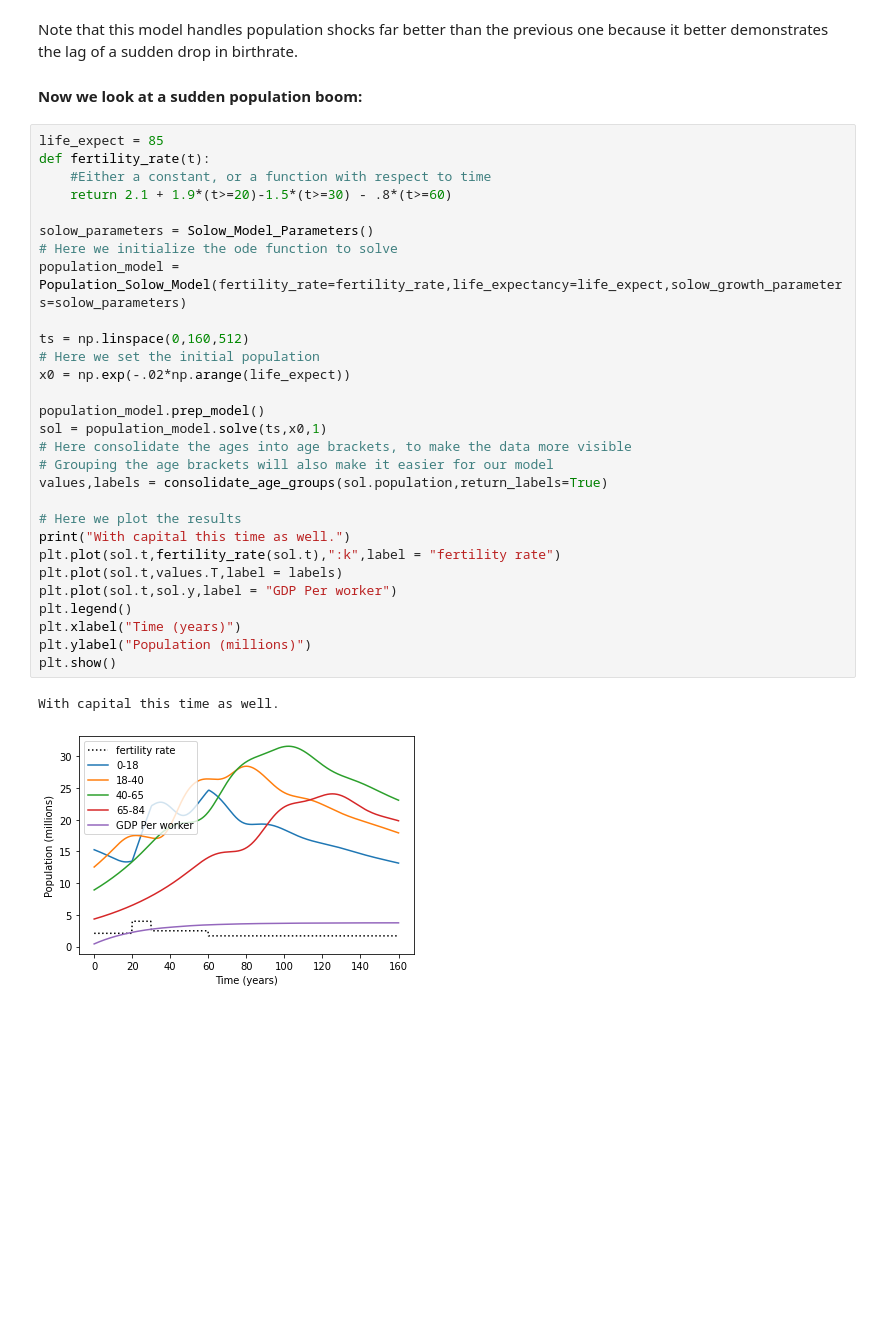
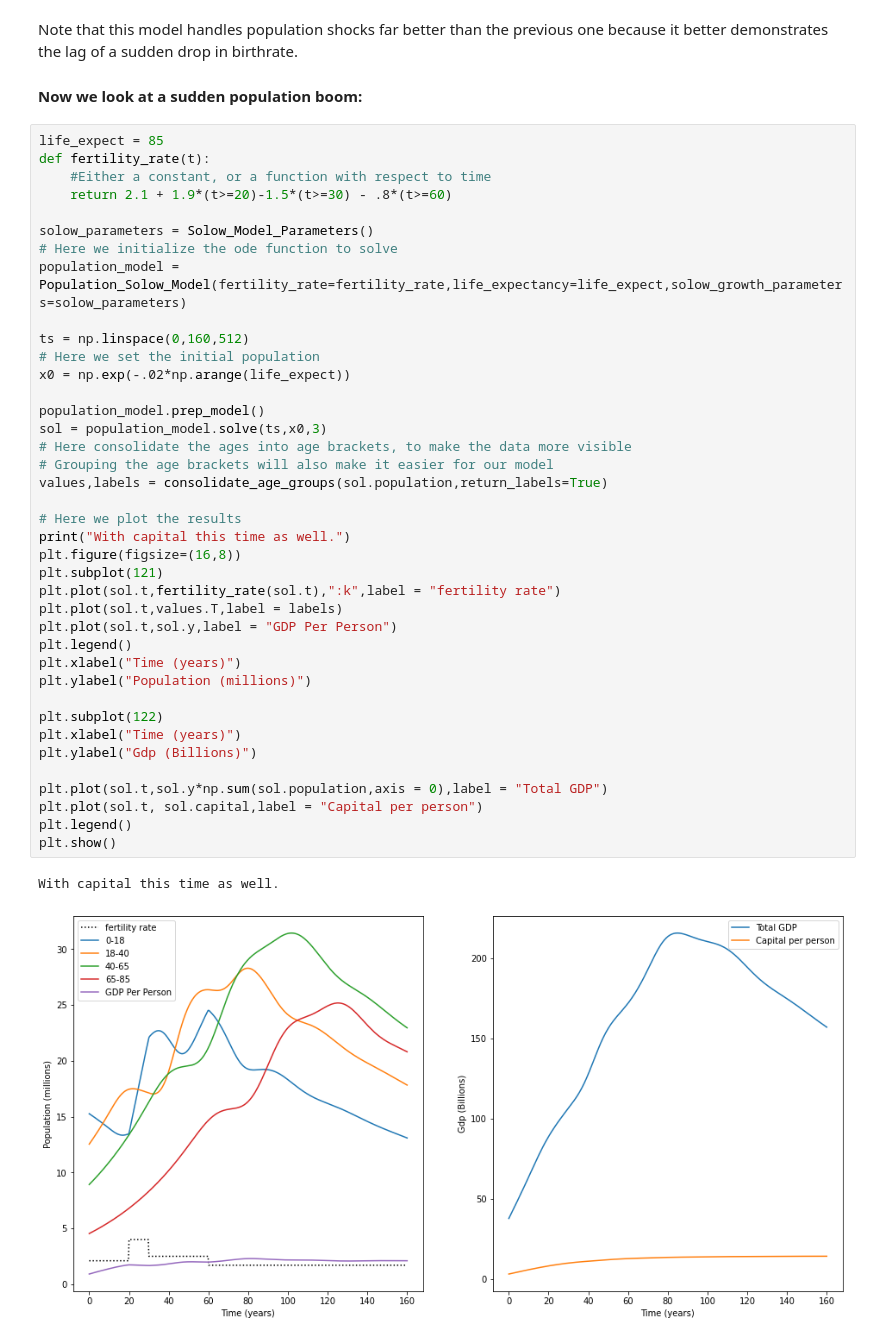
Before and after one commit to addmelo/volume4-project, a Jupyter notebook: Volume4Project.ipynb, the cells around one changed output. Cells and saved outputs as stored; diff of their text form; blank space fills up the shorter version.

```diff
--- a/Volume4Project.ipynb
+++ b/Volume4Project.ipynb
@@ -301,32 +383,42 @@ Note that this model handles population shocks far better than the previous one
 # %%
 life_expect = 85
 def fertility_rate(t):
     #Either a constant, or a function with respect to time
     return 2.1 + 1.9*(t>=20)-1.5*(t>=30) - .8*(t>=60)
 
 solow_parameters = Solow_Model_Parameters()
 # Here we initialize the ode function to solve
 population_model = Population_Solow_Model(fertility_rate=fertility_rate,life_expectancy=life_expect,solow_growth_parameters=solow_parameters)
 
 ts = np.linspace(0,160,512)
 # Here we set the initial population
 x0 = np.exp(-.02*np.arange(life_expect))
 
 population_model.prep_model()
-sol = population_model.solve(ts,x0,1)
+sol = population_model.solve(ts,x0,3)
 # Here consolidate the ages into age brackets, to make the data more visible
 # Grouping the age brackets will also make it easier for our model
 values,labels = consolidate_age_groups(sol.population,return_labels=True)
 
 # Here we plot the results
 print("With capital this time as well.")
+plt.figure(figsize=(16,8))
+plt.subplot(121)
 plt.plot(sol.t,fertility_rate(sol.t),":k",label = "fertility rate")
 plt.plot(sol.t,values.T,label = labels)
-plt.plot(sol.t,sol.y,label = "GDP Per worker")
+plt.plot(sol.t,sol.y,label = "GDP Per Person")
 plt.legend()
 plt.xlabel("Time (years)")
 plt.ylabel("Population (millions)")
+
+plt.subplot(122)
+plt.xlabel("Time (years)")
+plt.ylabel("Gdp (Billions)")
+
+plt.plot(sol.t,sol.y*np.sum(sol.population,axis = 0),label = "Total GDP")
+plt.plot(sol.t, sol.capital,label = "Capital per person")
+plt.legend()
 plt.show()
 # %% [output]
 With capital this time as well.
-[figure, old version]
+[figure, new version]
```
Also changed, not shown: parts of 2 cells of this notebook.
